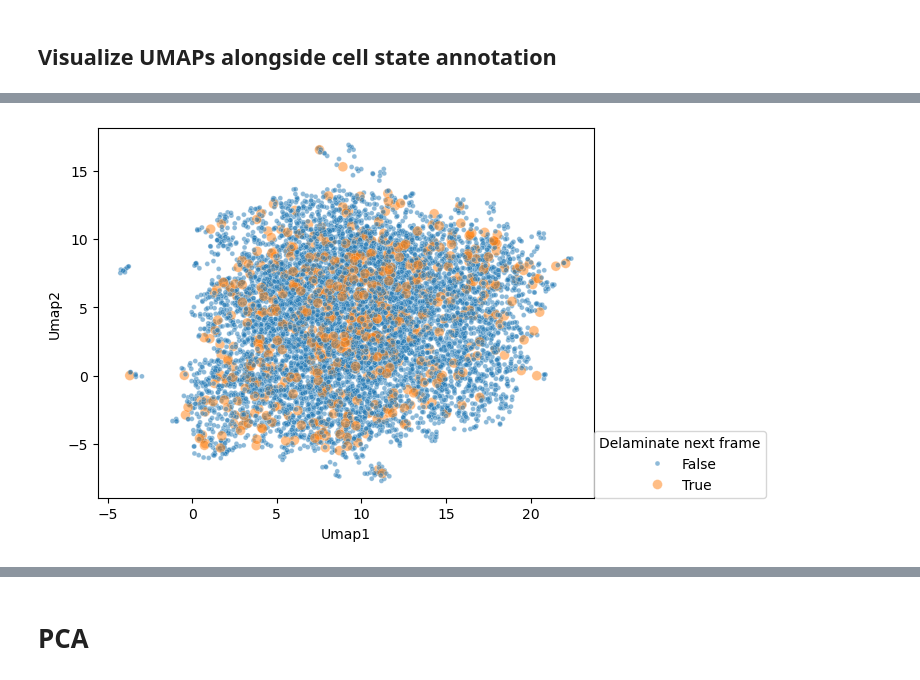
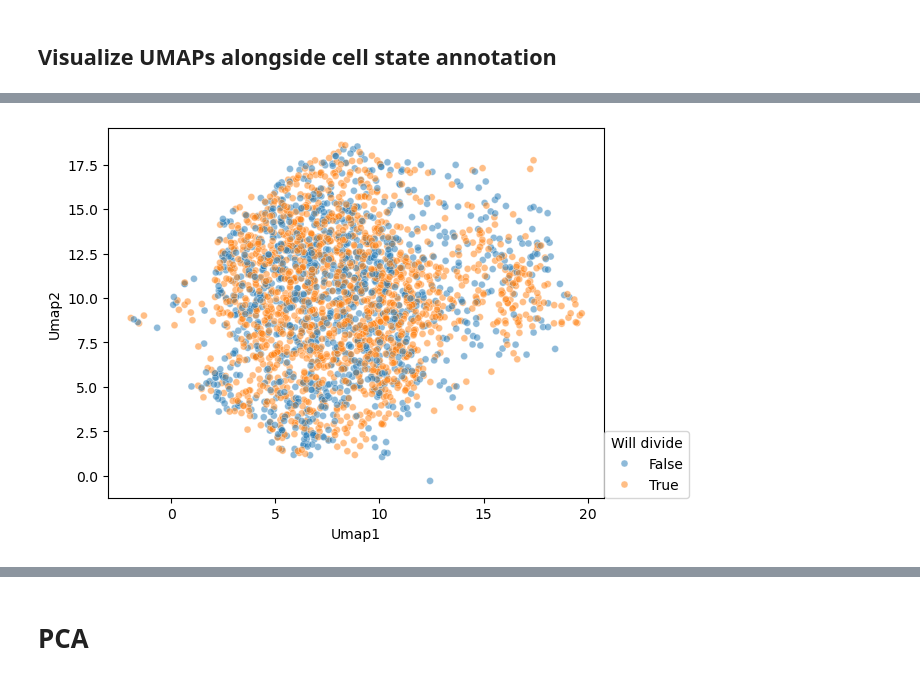
Before and after one commit to xies/mouse_skin_size_control, a Jupyter notebook: 2025_lineage_analysis/prediction_model_notebooks/Umap/umap_microenvironment.ipynb, the cells around one changed output, grey strips where cells are left out. Saved outputs shown, nothing was run; the diff lists cells and outputs as text; code cells hidden in the pictures.

```diff
--- a/2025_lineage_analysis/prediction_model_notebooks/Umap/umap_microenvironment.ipynb
+++ b/2025_lineage_analysis/prediction_model_notebooks/Umap/umap_microenvironment.ipynb
@@ -80,14 +80,3 @@ def scale_by_region(df):
         _df['Region'] = region
         scaled.append(_df)
     return pd.concat(scaled)
-# %%
-dataset_dir = '/Users/xies/Library/CloudStorage/OneDrive-Stanford/Skin/Mesa et al/Lineage models/Dataset pickles'
-all_df = pd.read_pickle(path.join(dataset_dir,f'all_df.pkl'))
-basals = all_df[all_df['Cell type','Meta'] == 'Basal']
-basals = basals[~basals['Border','Meta'].astype(bool)]
-
-cols2drop = [(f,'Measurement') for f in basals.droplevel(axis=1,level=1) if 'Age' in f]
-cols2drop += [(f,'Measurement') for f in basals.droplevel(axis=1,level=1) if 'Time' in f]
-cols2drop += [(f,'Measurement') for f in basals.droplevel(axis=1,level=1) if 'Gaussian' in f]
-basals = basals.drop(columns=cols2drop)
-basals.shape
@@ -148,5 +145,11 @@ See the caveats in the documentation: https://pandas.pydata.org/pandas-docs/stab
 # %%
 # Standardize
 
-meas_scaled_by_region = scale_by_region(all_meas)
+extrinsic_measurements = basals[extrinsic_features]
+features2drop = extrinsic_measurements.columns[extrinsic_measurements.isna().sum() > 200]
+extrinsic_measurements = extrinsic_measurements.drop(columns=features2drop)
+extrinsic_measurements = extrinsic_measurements.dropna(axis=0)
+extrinsic_measurements['Region'] = basals['Region']
+
+meas_scaled_by_region = scale_by_region(extrinsic_measurements)
 scaled_data = meas_scaled_by_region.dropna(axis=0)
@@ -306,9 +307,9 @@ mapped
 # %%
 mpl.rcParams['lines.markersize'] = 5              # <---- set markersize here
 
-_df = pd.merge(scaled_data, basals[[(f,'Meta') for f in meta_cols]],left_index=True,right_index=True)
+df = pd.merge(scaled_data, basals[[(f,'Meta') for f in meta_cols]],left_index=True,right_index=True)
 
-_df['Umap1'] = embedding[:,0]
-_df['Umap2'] = embedding[:,1]
-_df
+df['Umap1'] = embedding[:,0]
+df['Umap2'] = embedding[:,1]
+df
 # %% [output]
@@ -330,6 +331,7 @@ _df
 # %%
-ax = sb.scatterplot( _df.droplevel(axis=1,level=1),x='Umap1',y='Umap2',hue='Delaminate next frame',alpha=0.5,
-              size='Delaminate next frame', size_order=[True,False])
+_df = df.droplevel(axis=1,level=1)
+_df = _df[_df['Fate known']]
+ax = sb.scatterplot( _df,x='Umap1',y='Umap2',hue='Will divide',alpha=0.5)
 sb.move_legend(ax,[1,0])
 # %% [output]
-[figure, old version]
+[figure, new version]
```
Also changed, not shown: parts of 22 cells of this notebook.
